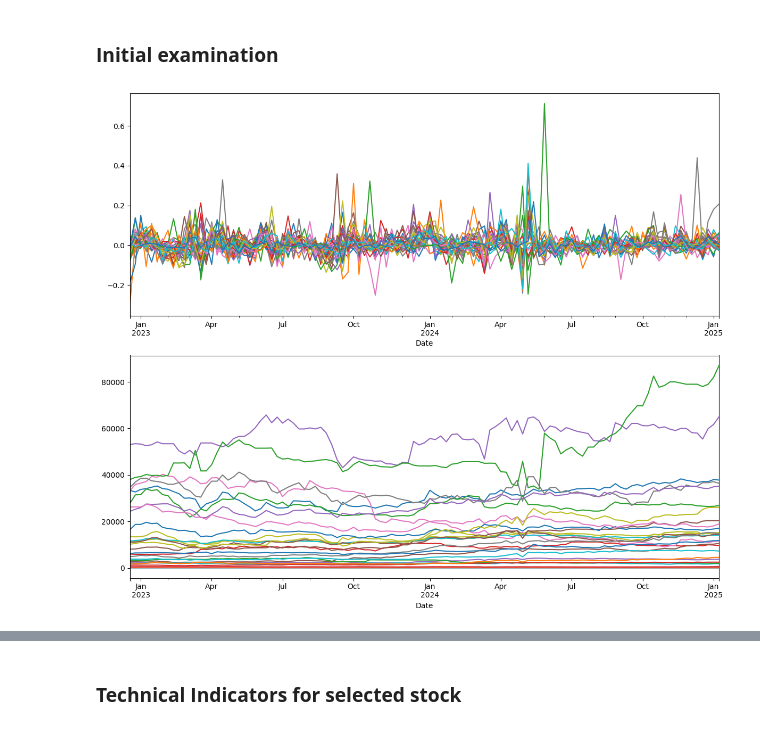
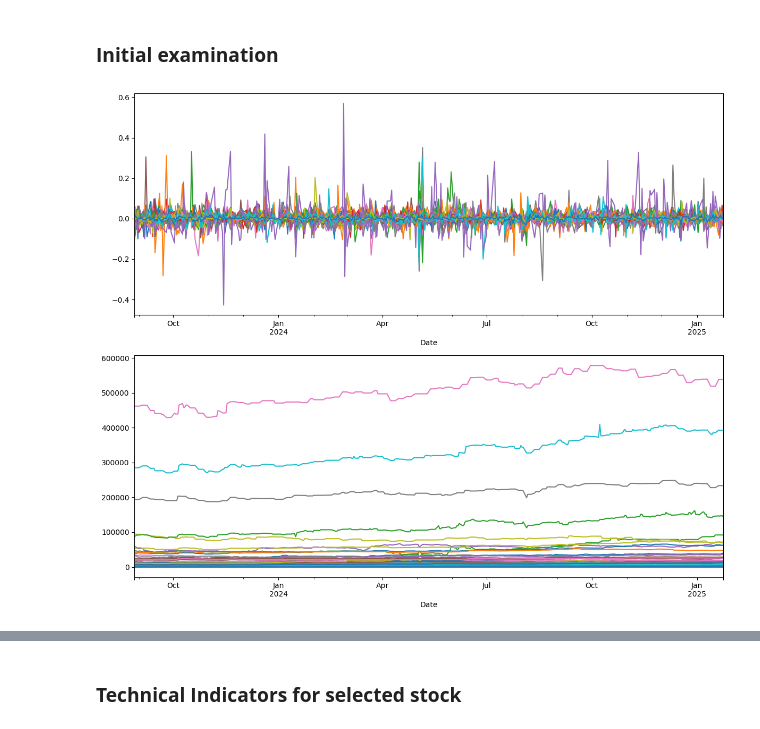
Before and after one commit to Jumarti96/Trii-stocks, a Jupyter notebook: 1. Trii Catalog Stock Pre-selection.ipynb, the cells around one changed output, grey strips where cells are left out. Saved outputs shown, nothing was run; the diff lists cells and outputs as text; code cells hidden in the pictures.

```diff
--- a/1. Trii Catalog Stock Pre-selection.ipynb
+++ b/1. Trii Catalog Stock Pre-selection.ipynb
@@ -95,18 +100,26 @@ global_stocks = global_stocks_raw.loc[start_date:end_date].dropna(axis='columns'
 # %%
 # Merge Col and Global stock prices and returns data
-rets = pd.concat([col_rets, global_rets], axis='columns')
-stocks = pd.concat([col_stocks, global_stocks], axis='columns')
+rets = pd.concat([col_rets_raw, global_rets_raw], axis='columns').sort_index()
+stocks = pd.concat([col_stocks_raw, global_stocks_raw], axis='columns').sort_index()
 stocks = stocks.loc[:, rets.columns]
+# %%
+rets = rets.loc[start_date:end_date]
+stocks = stocks.loc[start_date:end_date]
+# %%
+stocks_not_missing = stocks.columns[stocks.isna().sum() < stocks.shape[0]*.15]
+# %%
+rets = rets[stocks_not_missing].fillna(0)
+stocks = stocks[stocks_not_missing].fillna(method='bfill')
 # %% [markdown]
 ### **Initial examination**
 # %%
-df1_to_plot = col_rets
-df2_to_plot = col_stocks
+df1_to_plot = rets
+df2_to_plot = stocks
 
 fig, axes = plt.subplots(2, 1, figsize=(12, 10))
 df1_to_plot.plot(ax = axes[0], legend=False)
 df2_to_plot.plot(ax=axes[1], legend=False)
 plt.tight_layout()
 # %% [output]
-[figure, old version]
+[figure, new version]
 # %%
```
Also changed, not shown: parts of 15 cells of this notebook, 15 other files.
